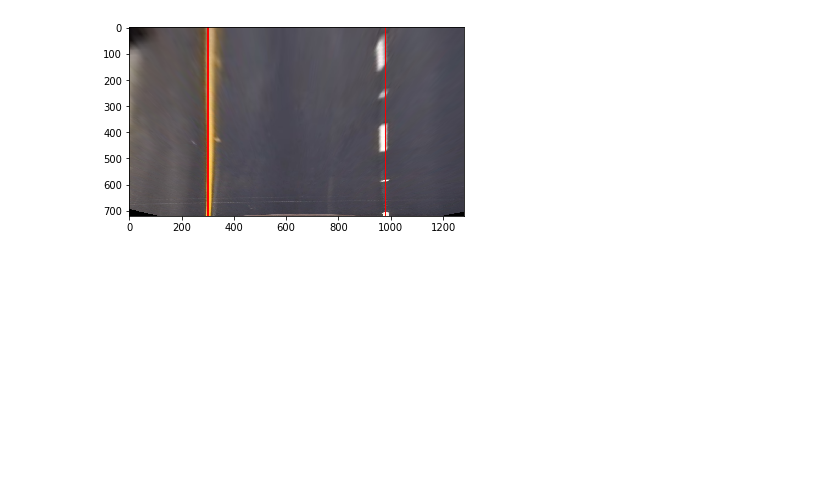
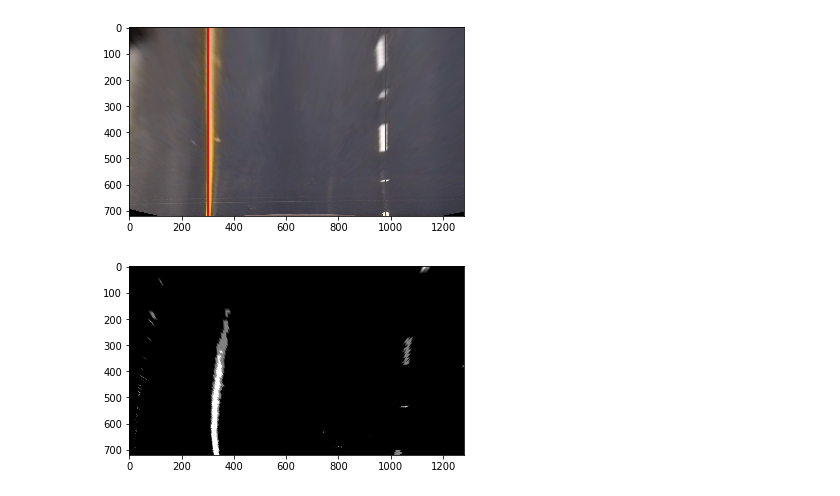
Before and after one commit to David-Un-ger/UdacitySDC_Project2_AdvancedLaneFindings, a Jupyter notebook: P2_AdvancedLaneFinding.ipynb, the cells around one changed output. Cells and saved outputs as stored; diff of their text form; code cells hidden in the pictures; blank space fills up the shorter version.

```diff
--- a/P2_AdvancedLaneFinding.ipynb
+++ b/P2_AdvancedLaneFinding.ipynb
@@ -98,4 +87,4 @@ def calibrate_camera(path="camera_cal", nx=9, ny=6, visualization=False):
 
     return mtx, dist
 # %%
-mtx, dist = calibrate_camera(visualization=True)
+mtx, dist = calibrate_camera(visualization=False)
@@ -103,0 +359,8 @@ mtx, dist = calibrate_camera(visualization=True)
+# %%
+visualization = False
+
+# Read image
+img = read_img("test_images/test1.jpg", visualization)
+
+# undistort image
+undistorted = cv2.undistort(img, mtx, dist, None, mtx)
@@ -392,0 +429,7 @@ def mark_road_in_orig(undistorted, binary, curve_img, ploty, left_fitx, right_fi
+# %%
+# Apply Perspective Transform to a top down view
+transformed = perform_perspective_transform(binary, visualization)
+plt.imshow(transformed, cmap="gray")
+plt.show()
+# %% [output]
+[figure, added]
```
Also changed, not shown: parts of 20 cells of this notebook, 7 other files.
